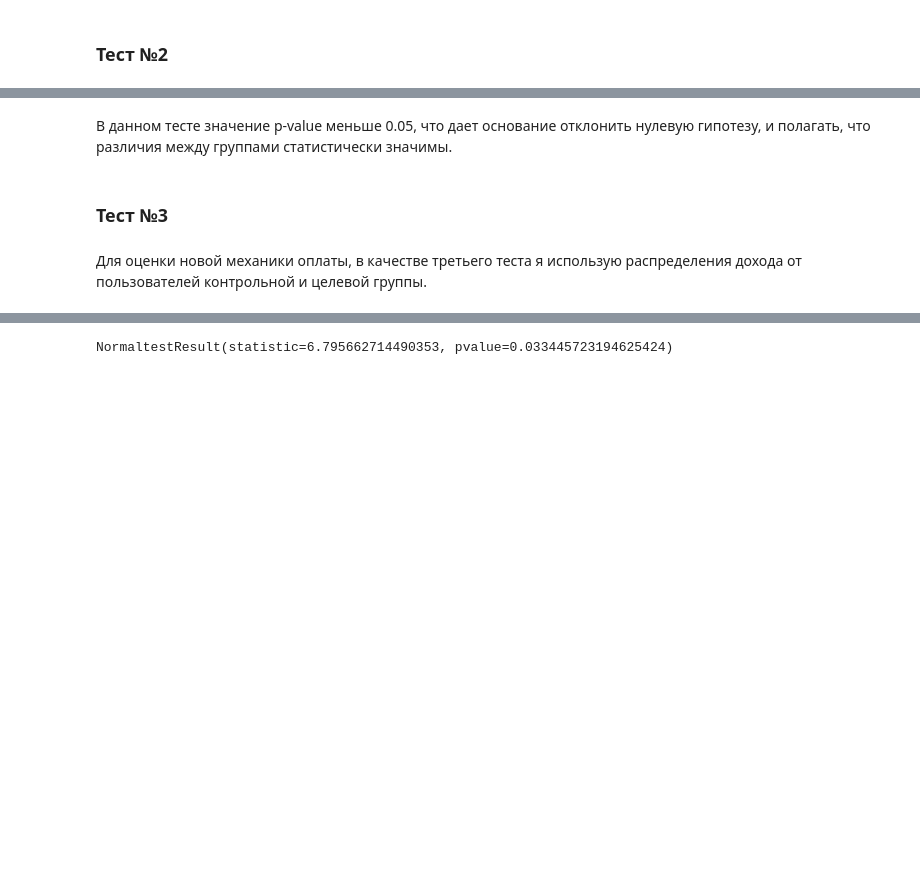
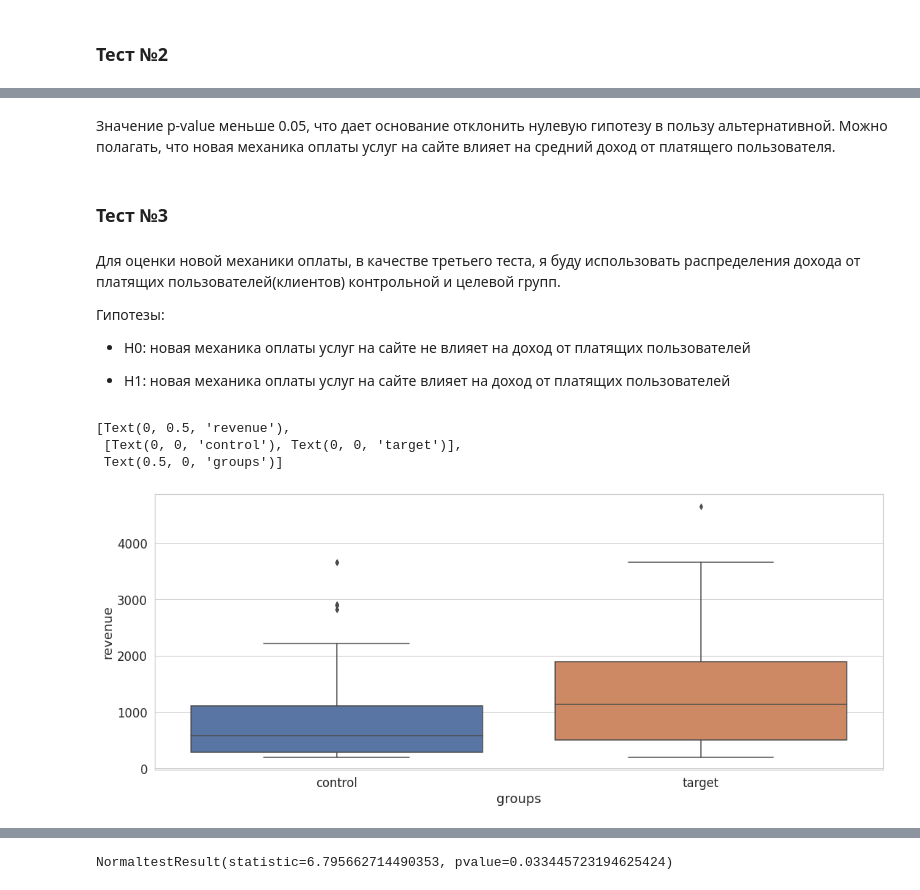
Before and after one commit to mulyug/final-project-karpov-courses, a Jupyter notebook: task_1.ipynb, the cells around one changed output, grey strips where cells are left out. Drawn from its saved outputs; the diff is of its cells as text; code cells hidden in the pictures; blank space fills up the shorter version.

```diff
--- a/task_1.ipynb
+++ b/task_1.ipynb
@@ -245,7 +259,23 @@ ss.chi2_contingency(revenue_purchasing_crosstab)
 # %% [markdown]
-В данном тесте значение p-value меньше 0.05, что дает основание отклонить нулевую гипотезу, и полагать, что различия между группами статистически значимы.
+Значение p-value меньше 0.05, что дает основание отклонить нулевую гипотезу в пользу альтернативной. Можно полагать, что новая механика оплаты услуг на сайте влияет на средний доход от платящего пользователя.
 # %% [markdown]
 ### Тест №3
 # %% [markdown]
-Для оценки новой механики оплаты, в качестве третьего теста я использую распределения дохода от пользователей контрольной и целевой группы.
+Для оценки новой механики оплаты, в качестве третьего теста, я буду использовать распределения дохода от платящих пользователей(клиентов) контрольной и целевой групп.
+
+Гипотезы:
+
+- H0: новая механика оплаты услуг на сайте не влияет на доход от платящих пользователей
+
+- H1: новая механика оплаты услуг на сайте влияет на доход от платящих пользователей
+# %%
+# Распределения дохода от платящих пользователей целевой и контрольной групп
+
+ax = sns.boxplot(data=active_users.loc[active_users.rev > 0], x='grp', y='rev')
+ax.set(xticklabels=['control', 'target'], xlabel='groups', ylabel='revenue')
+# %% [output]
+[Text(0, 0.5, 'revenue'),
+ [Text(0, 0, 'control'), Text(0, 0, 'target')],
+ Text(0.5, 0, 'groups')]
+[figure, added]
 # %%
```
Also changed, not shown: parts of 70 cells of this notebook.
